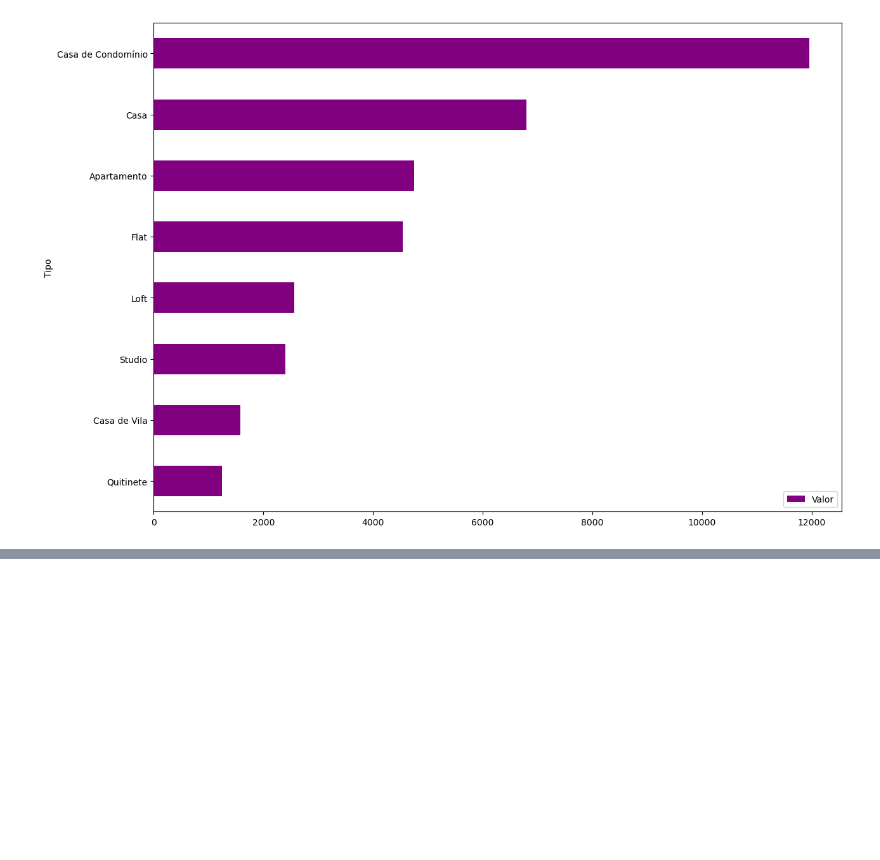
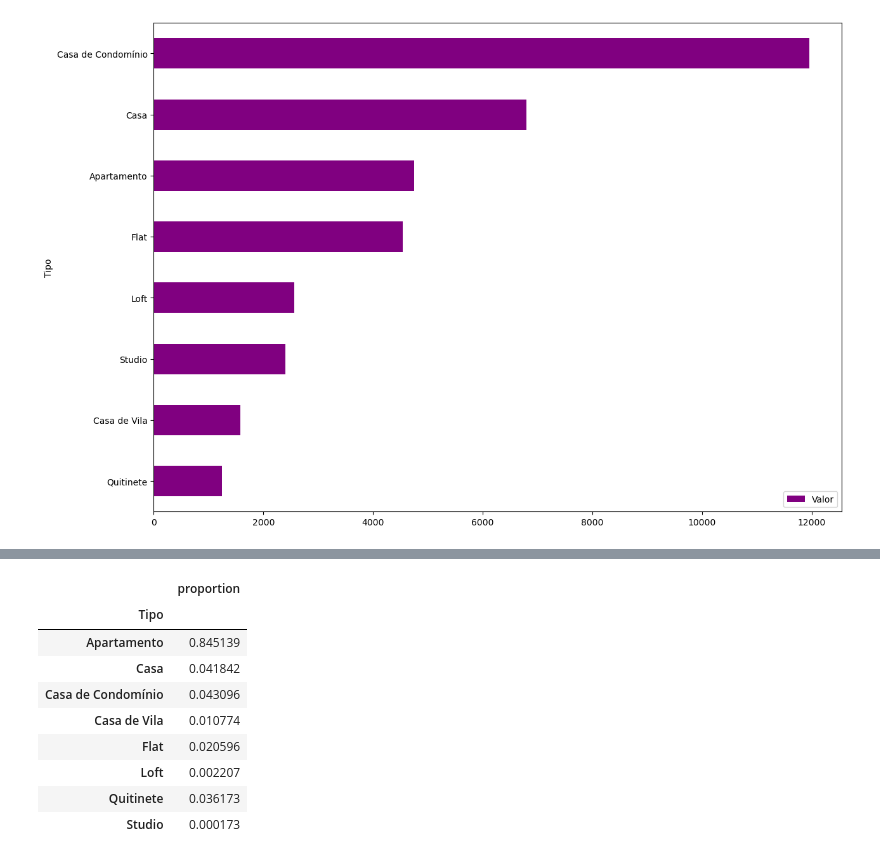
Before and after one commit to sindrade/Curso_Pandas, a Jupyter notebook: analise-exploratoria-de-dados.ipynb, the cells around one changed output, grey strips where cells are left out. Cells and saved outputs as stored; diff of their text form; code cells hidden in the pictures; blank space fills up the shorter version.

```diff
--- a/analise-exploratoria-de-dados.ipynb
+++ b/analise-exploratoria-de-dados.ipynb
@@ -147,0 +168,13 @@ df_preco_tipo.plot(kind='barh', figsize=(14, 10), color='purple');
+# %%
+df.Tipo.value_counts(normalize=True).to_frame().sort_values('Tipo')
+# %% [output]
+|  | proportion |
+| Tipo |  |
+| Apartamento | 0.845139 |
+| Casa | 0.041842 |
+| Casa de Condomínio | 0.043096 |
+| Casa de Vila | 0.010774 |
+| Flat | 0.020596 |
+| Loft | 0.002207 |
+| Quitinete | 0.036173 |
+| Studio | 0.000173 |
```
Also changed, not shown: parts of 4 cells of this notebook.
